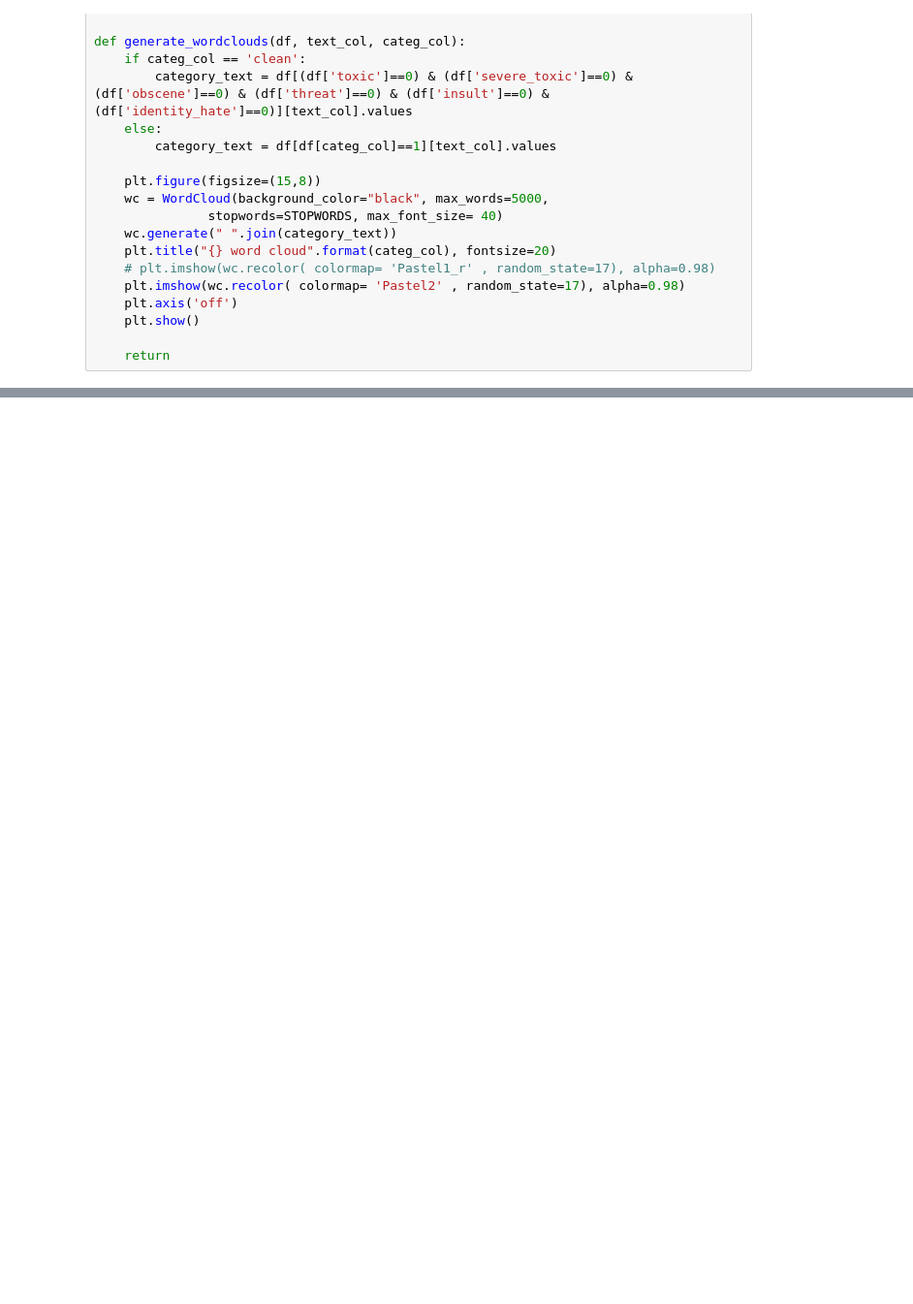
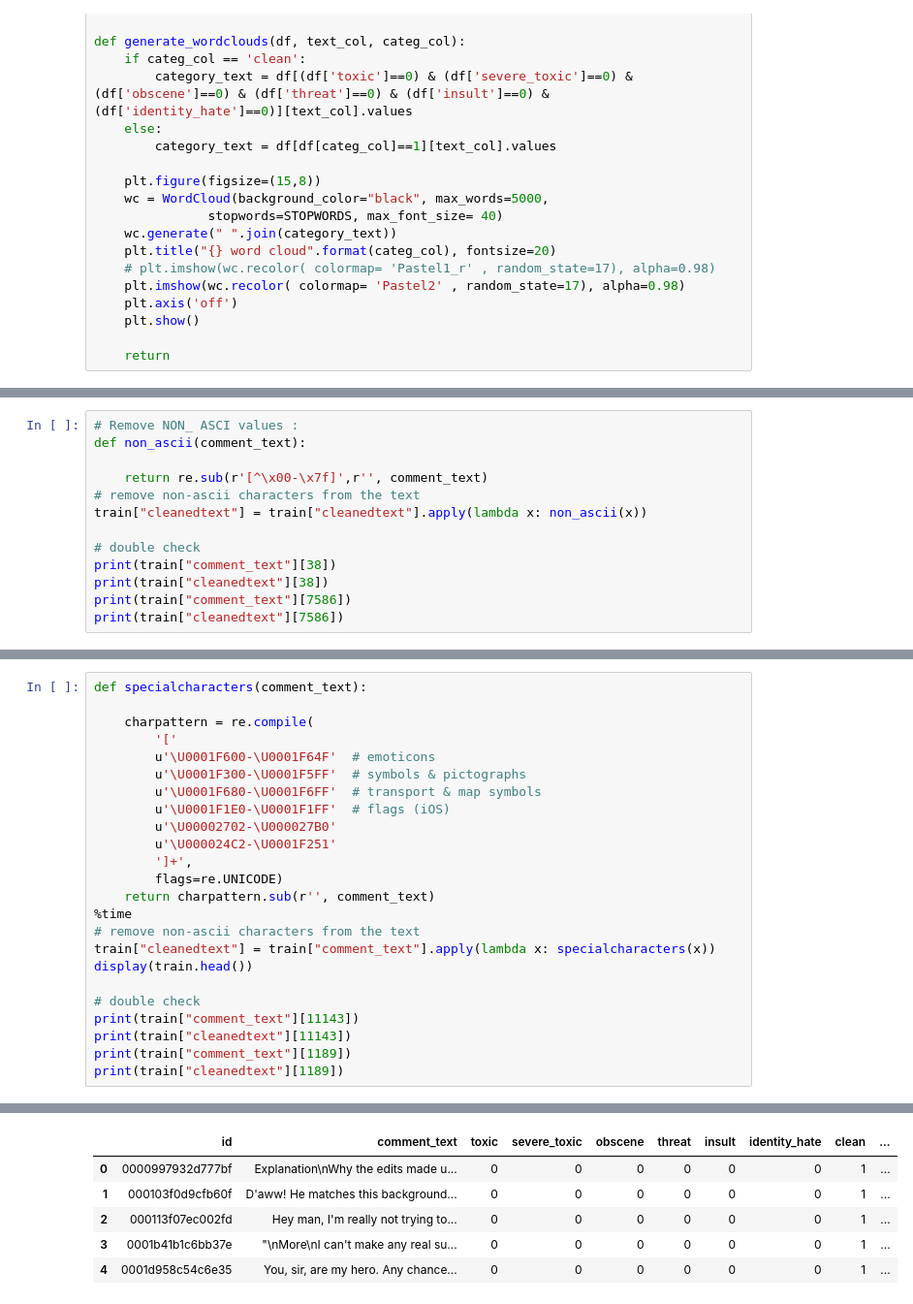
Before and after one commit to janaswamirishi1999/Technocolabs-ML1, a Jupyter notebook: toxic_2.ipynb, the cells around one changed output, grey strips where cells are left out. Shown: that part at 97% size. Cells and saved outputs as stored; diff of their text form; blank space fills up the shorter version.

```diff
--- a/toxic_2.ipynb
+++ b/toxic_2.ipynb
@@ -205,0 +382,13 @@ AttributeError: ignored
+# %%
+# Remove NON_ ASCI values :
+def non_ascii(comment_text):
+
+    return re.sub(r'[^\x00-\x7f]',r'', comment_text)
+# remove non-ascii characters from the text
+train["cleanedtext"] = train["cleanedtext"].apply(lambda x: non_ascii(x))
+
+# double check
+print(train["comment_text"][38])
+print(train["cleanedtext"][38])
+print(train["comment_text"][7586])
+print(train["cleanedtext"][7586])
@@ -205,0 +400,25 @@ AttributeError: ignored
+# %%
+def specialcharacters(comment_text):
+
+    charpattern = re.compile(
+        '['
+        u'\U0001F600-\U0001F64F'  # emoticons
+        u'\U0001F300-\U0001F5FF'  # symbols & pictographs
+        u'\U0001F680-\U0001F6FF'  # transport & map symbols
+        u'\U0001F1E0-\U0001F1FF'  # flags (iOS)
+        u'\U00002702-\U000027B0'
+        u'\U000024C2-\U0001F251'
+        ']+',
+        flags=re.UNICODE)
+    return charpattern.sub(r'', comment_text)
+%time
+# remove non-ascii characters from the text
+train["cleanedtext"] = train["comment_text"].apply(lambda x: specialcharacters(x))
+display(train.head())
+
+# double check
+print(train["comment_text"][11143])
+print(train["cleanedtext"][11143])
+print(train["comment_text"][1189])
+print(train["cleanedtext"][1189])
+# %% [output]
@@ -205,0 +427,6 @@ AttributeError: ignored
+|  | id | comment_text | toxic | severe_toxic | obscene | threat | insult | identity_hate | clean | ... |
+| 0 | 0000997932d777bf | Explanation\nWhy the edits made u... | 0 | 0 | 0 | 0 | 0 | 0 | 1 | ... |
+| 1 | 000103f0d9cfb60f | D'aww! He matches this background... | 0 | 0 | 0 | 0 | 0 | 0 | 1 | ... |
+| 2 | 000113f07ec002fd | Hey man, I'm really not trying to... | 0 | 0 | 0 | 0 | 0 | 0 | 1 | ... |
+| 3 | 0001b41b1c6bb37e | "\nMore\nI can't make any real su... | 0 | 0 | 0 | 0 | 0 | 0 | 1 | ... |
+| 4 | 0001d958c54c6e35 | You, sir, are my hero. Any chance... | 0 | 0 | 0 | 0 | 0 | 0 | 1 | ... |
```
Also changed, not shown: parts of 23 cells of this notebook.
